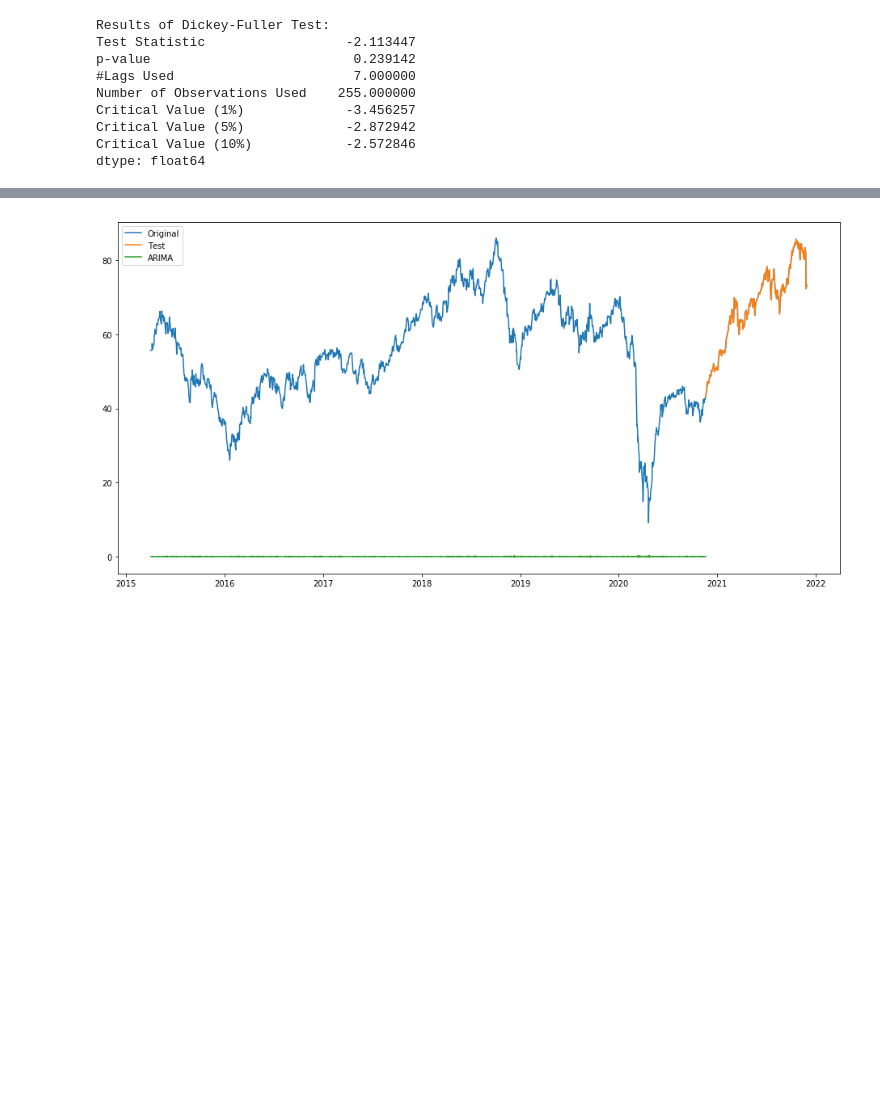
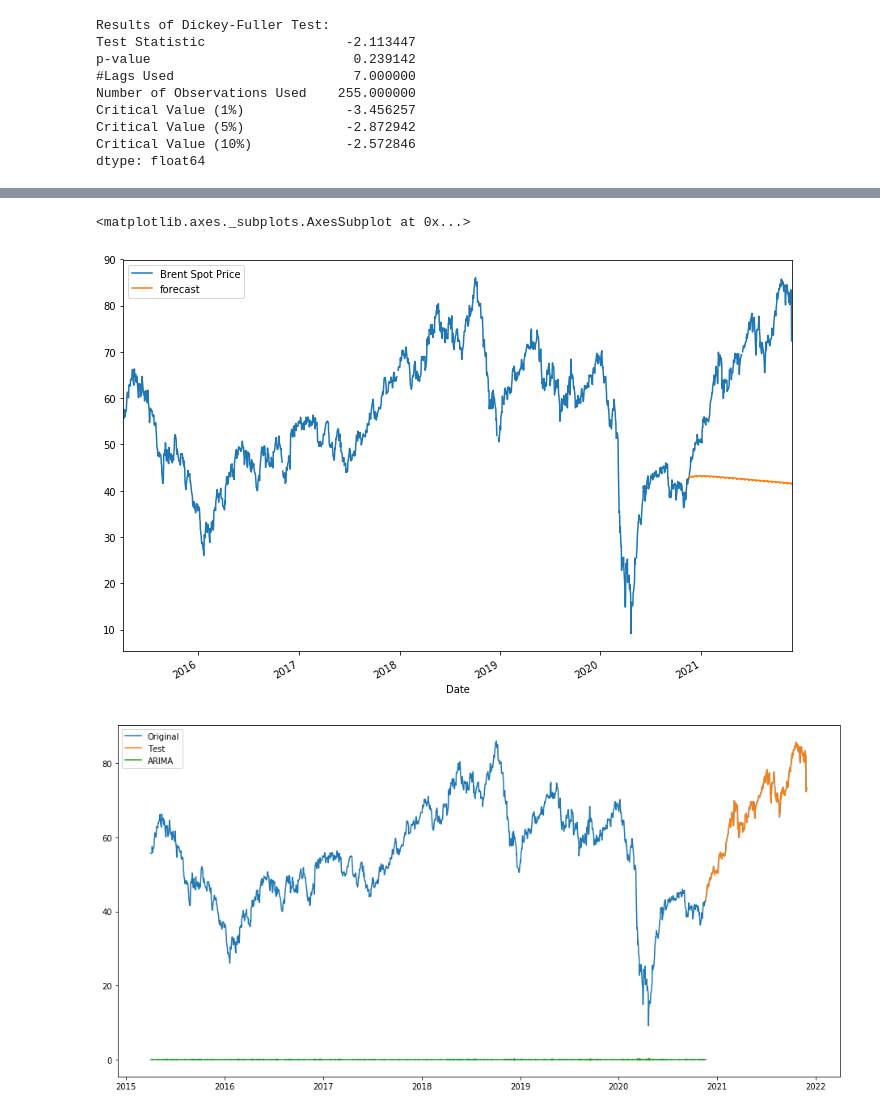
Before and after one commit to Sagarlatake/Crude_Oil_Price_Forecasting, a Jupyter notebook: Crude Oil Price Forecasting.ipynb, the cells around one changed output, grey strips where cells are left out. Cells and saved outputs as stored; diff of their text form; code cells hidden in the pictures; blank space fills up the shorter version.

Commit message:
Crude oil price prediction Final

```diff
--- a/Crude Oil Price Forecasting.ipynb
+++ b/Crude Oil Price Forecasting.ipynb
@@ -749,0 +750,6 @@ plt.show()
+# %%
+start_date = pd.to_datetime(test.index[0])
+print(start_date)
+end_date = pd.to_datetime(test.index[262])
+print(end_date)
+len(test.index)
@@ -750,3 +760,11 @@ plt.show()
+# %%
+
+
+df['forecast']=model_fit.predict(start=start_date,end=end_date,dynamic=True)
+df[['Brent Spot Price','forecast']].plot(figsize=(12,8))
+# %% [output]
+<matplotlib.axes._subplots.AxesSubplot at 0x...>
+[figure, added]
 # %%
 from statsmodels.tsa.arima_model import ARIMA
 # %%
```
Also changed, not shown: parts of 5 cells of this notebook, 5 other files.
